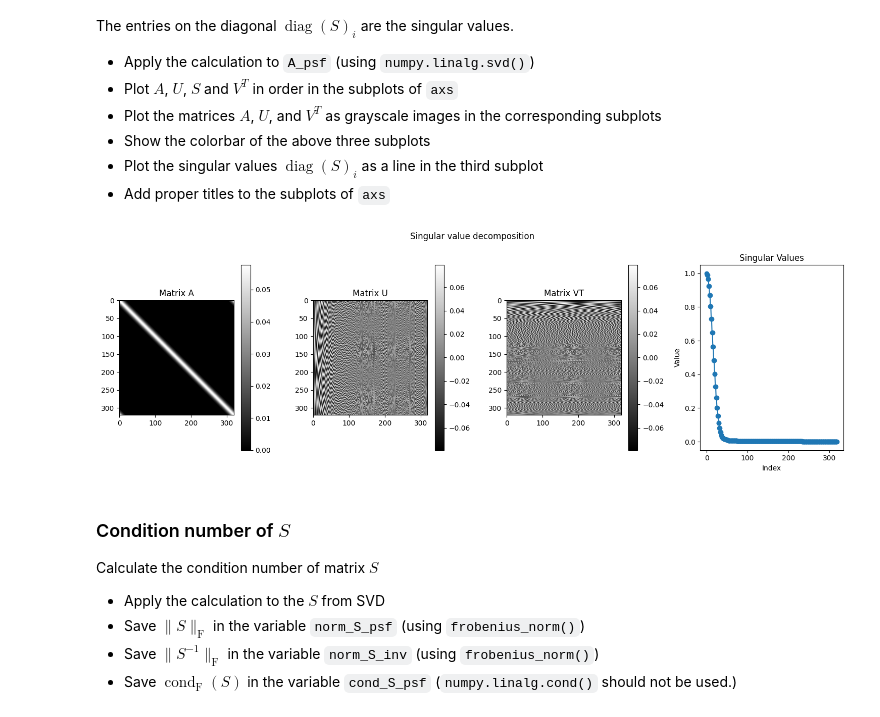
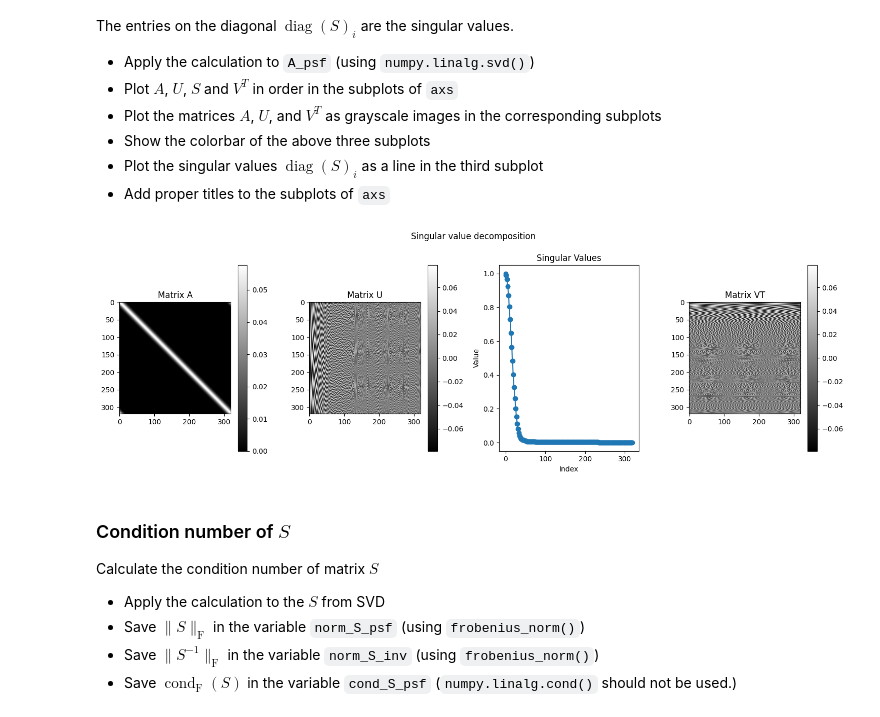
Before and after one commit to markorn-01/Inverse_problem_exercises, a Jupyter notebook: IP_Exercises_s04/IP_Exercises_s04.ipynb, the cells around one changed output. Cells and saved outputs as stored; diff of their text form; code cells hidden in the pictures.

```diff
--- a/IP_Exercises_s04/IP_Exercises_s04.ipynb
+++ b/IP_Exercises_s04/IP_Exercises_s04.ipynb
@@ -111,38 +117,41 @@ where $UU^T = VV^T = I$, and $S$ is a rectangular diagonal matrix with non-negat
 * Plot the singular values $\operatorname{diag}(S)_i$ as a line in the third subplot
 * Add proper titles to the subplots of `axs`
 # %%
+# Perform the singular value decomposition of the matrix A_psf
 U, S, VT = LA.svd(A_psf)
+
+# Create the diagonal matrix S
 S_matrix = np.diag(S)
 fig, axs = plt.subplots(1, 4, figsize=(15, 5))
 fig.suptitle('Singular value decomposition')
 
 # Plot A
 im1 = axs[0].imshow(A_psf, cmap='gray')
 axs[0].set_title('Matrix A')
 fig.colorbar(im1, ax=axs[0])
 
 # Plot U
 im2 = axs[1].imshow(U, cmap='gray')
 axs[1].set_title('Matrix U')
 fig.colorbar(im2, ax=axs[1])
 
+# Plot singular values
+axs[2].plot(S, marker='o')
+axs[2].set_title('Singular Values')
+axs[2].set_ylabel('Value')
+axs[2].set_xlabel('Index')
+
 # Plot VT
-im3 = axs[2].imshow(VT, cmap='gray')
-axs[2].set_title('Matrix VT')
-fig.colorbar(im3, ax=axs[2])
-
-# Plot singular values
-axs[3].plot(S, marker='o')
-axs[3].set_title('Singular Values')
-axs[3].set_ylabel('Value')
-axs[3].set_xlabel('Index')
+im3 = axs[3].imshow(VT, cmap='gray')
+axs[3].set_title('Matrix VT')
+fig.colorbar(im3, ax=axs[3])
 
 # Adjust layout
 plt.tight_layout()
 plt.subplots_adjust(top=0.85)  # Adjust for the suptitle
 plt.show()
 # %% [output]
-[figure, old version]
+[figure, new version]
 # %%
 # This cell contains hidden tests.
 # %% [markdown]
```
Also changed, not shown: parts of 9 cells of this notebook, 7 other files.
